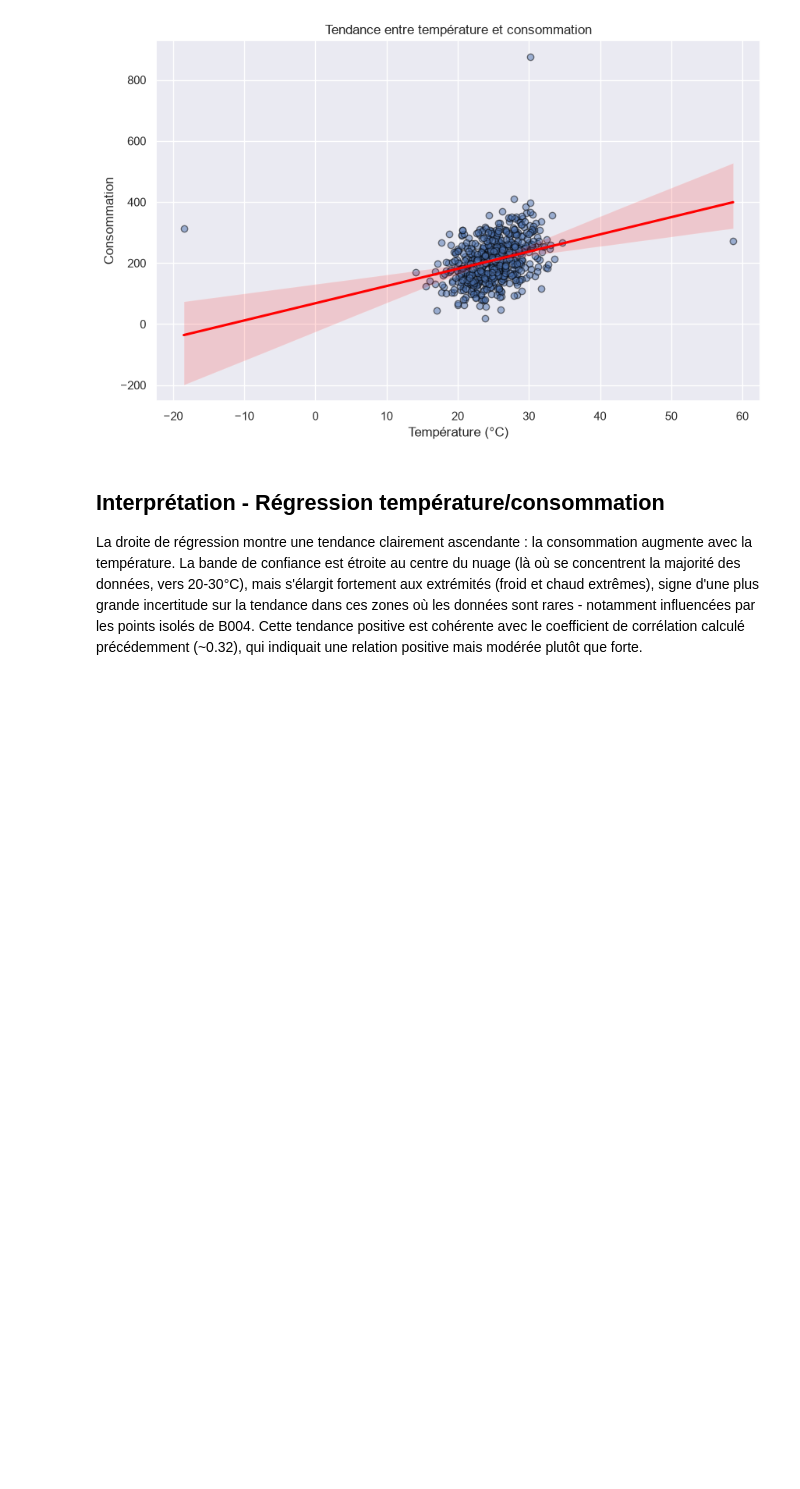
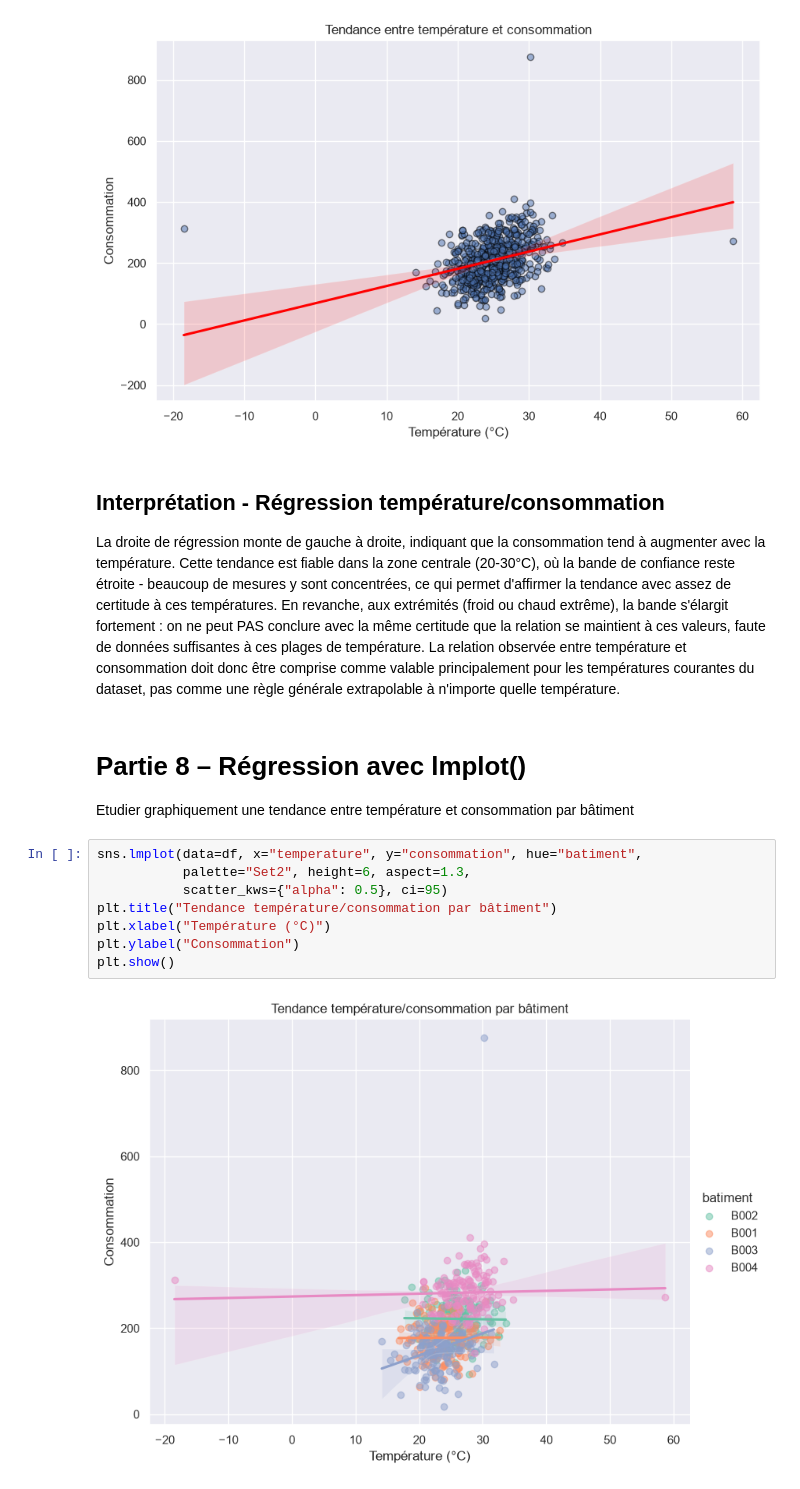
Before and after one commit to Mayra-99/atelier_seaborn_iot, a Jupyter notebook: notebooks/atelier_seaborn_iot.ipynb, the cells around one changed output. Drawn from its saved outputs; the diff is of its cells as text; blank space fills up the shorter version.

Commit message:
Partie 8 : lmplot tendance par batiment

```diff
--- a/notebooks/atelier_seaborn_iot.ipynb
+++ b/notebooks/atelier_seaborn_iot.ipynb
@@ -393,11 +393,26 @@ plt.show()
 # %% [markdown]
 ## Interprétation - Régression température/consommation
 
-La droite de régression montre une tendance clairement ascendante : la consommation
-augmente avec la température. La bande de confiance est étroite au centre du nuage
-(là où se concentrent la majorité des données, vers 20-30°C), mais s'élargit fortement
-aux extrémités (froid et chaud extrêmes), signe d'une plus grande incertitude sur la
-tendance dans ces zones où les données sont rares - notamment influencées par les
-points isolés de B004. Cette tendance positive est cohérente avec le coefficient de
-corrélation calculé précédemment (~0.32), qui indiquait une relation positive mais
-modérée plutôt que forte.
+La droite de régression monte de gauche à droite, indiquant que la consommation tend
+à augmenter avec la température. Cette tendance est fiable dans la zone centrale
+(20-30°C), où la bande de confiance reste étroite - beaucoup de mesures y sont
+concentrées, ce qui permet d'affirmer la tendance avec assez de certitude à ces
+températures. En revanche, aux extrémités (froid ou chaud extrême), la bande s'élargit
+fortement : on ne peut PAS conclure avec la même certitude que la relation se maintient
+à ces valeurs, faute de données suffisantes à ces plages de température. La relation
+observée entre température et consommation doit donc être comprise comme valable
+principalement pour les températures courantes du dataset, pas comme une règle générale
+extrapolable à n'importe quelle température.
+# %% [markdown]
+# Partie 8 – Régression avec lmplot()
+Etudier graphiquement une tendance entre température et consommation par bâtiment
+# %%
+sns.lmplot(data=df, x="temperature", y="consommation", hue="batiment",
+           palette="Set2", height=6, aspect=1.3,
+           scatter_kws={"alpha": 0.5}, ci=95)
+plt.title("Tendance température/consommation par bâtiment")
+plt.xlabel("Température (°C)")
+plt.ylabel("Consommation")
+plt.show()
+# %% [output]
+[figure, added]
```
Also changed, not shown: parts of 1 cell of this notebook.
